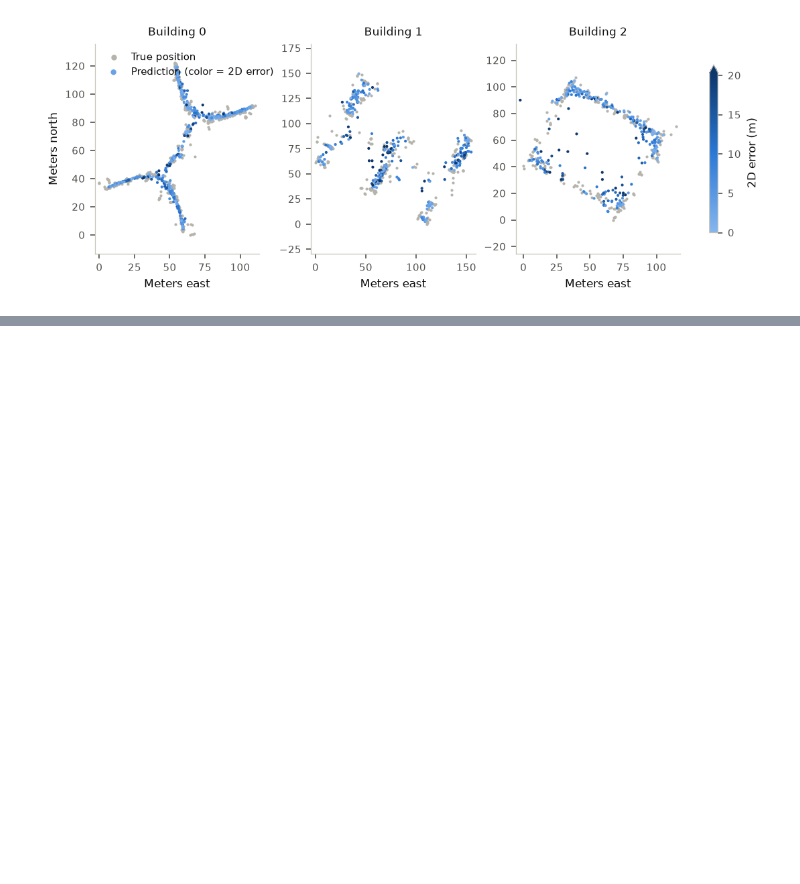
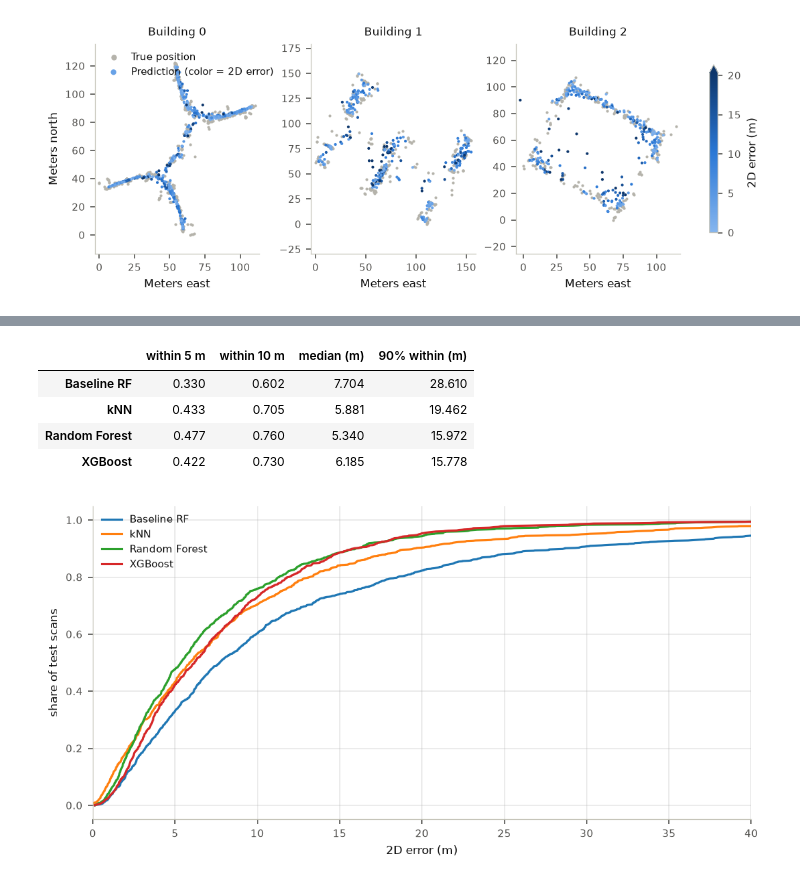
Before and after one commit to Jitmisra/T084-wifi-indoor-positioning, a Jupyter notebook: notebooks/03_ml_models_evaluation.ipynb, the cells around one changed output, grey strips where cells are left out. Cells and saved outputs as stored; diff of their text form; code cells hidden in the pictures; blank space fills up the shorter version.

Commit message:
Extend models & evaluation notebook with additional analysis
Kartikey Gupta: added new sections to notebook 03 for model comparison

```diff
--- a/notebooks/03_ml_models_evaluation.ipynb
+++ b/notebooks/03_ml_models_evaluation.ipynb
@@ -159,0 +170,27 @@ fig_map = plots.error_map(predictions)
+# %%
+import numpy as np
+
+fig, ax = plt.subplots(figsize=(7, 3.5))
+spread = {}
+for model, name in config.MODEL_NAMES.items():
+    errors = pd.read_csv(config.RESULTS_DIR / "predictions" / f"{model}.csv")["err_2d"].sort_values()
+    ax.plot(errors, np.arange(1, len(errors) + 1) / len(errors), label=name)
+    spread[name] = {
+        "within 5 m": (errors <= 5).mean(),
+        "within 10 m": (errors <= 10).mean(),
+        "median (m)": errors.median(),
+        "90% within (m)": errors.quantile(0.9),
+    }
+ax.set_xlim(0, 40)
+ax.set_xlabel("2D error (m)")
+ax.set_ylabel("share of test scans")
+ax.grid(alpha=0.3)
+ax.legend()
+pd.DataFrame(spread).T.round(3)
+# %% [output]
+|  | within 5 m | within 10 m | median (m) | 90% within (m) |
+| Baseline RF | 0.330 | 0.602 | 7.704 | 28.610 |
+| kNN | 0.433 | 0.705 | 5.881 | 19.462 |
+| Random Forest | 0.477 | 0.760 | 5.340 | 15.972 |
+| XGBoost | 0.422 | 0.730 | 6.185 | 15.778 |
+[figure, added]
```
Also changed, not shown: parts of 5 cells of this notebook.
